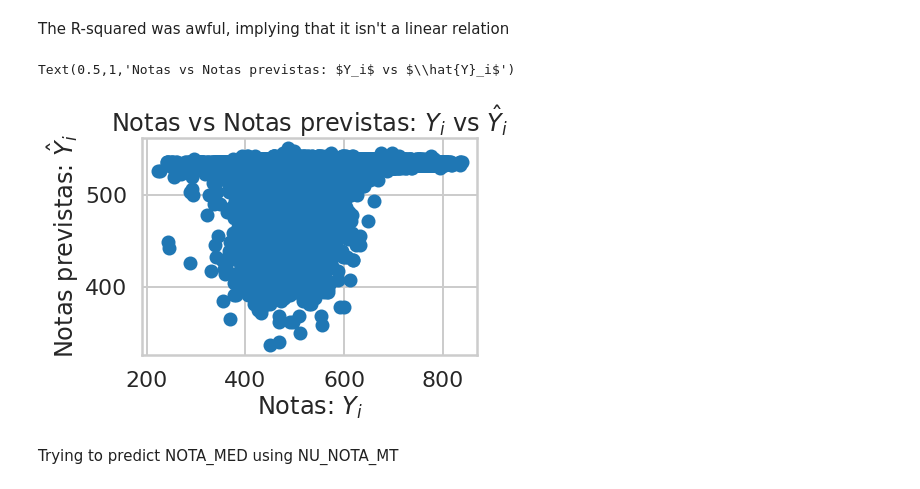
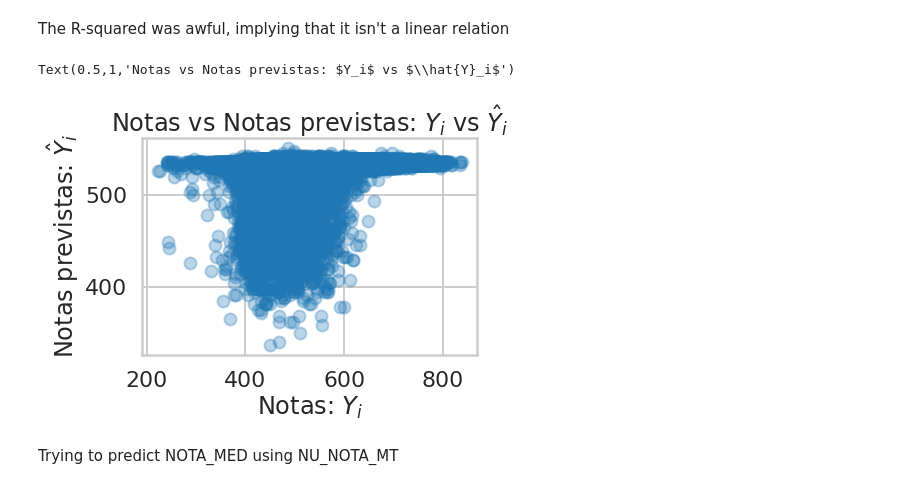
Before and after one commit to GiovaniValdrighi/DataScience_IC, a Jupyter notebook: regression_models.ipynb, the cells around one changed output. Drawn from its saved outputs; the diff is of its cells as text; code cells hidden in the pictures.

```diff
--- a/regression_models.ipynb
+++ b/regression_models.ipynb
@@ -113,13 +113,13 @@ Warnings:
 # %% [markdown]
 The R-squared was awful, implying that it isn't a linear relation
 # %%
-plt.scatter(enemsp['NOTA_MED'], m.fittedvalues)
+plt.scatter(enemsp['NOTA_MED'], m.fittedvalues, alpha = 0.3)
 plt.xlabel("Notas: $Y_i$")
 plt.ylabel("Notas previstas: $\hat{Y}_i$")
 plt.title("Notas vs Notas previstas: $Y_i$ vs $\hat{Y}_i$")
 # %% [output]
 Text(0.5,1,'Notas vs Notas previstas: $Y_i$ vs $\\hat{Y}_i$')
-[figure, old version]
+[figure, new version]
 # %% [markdown]
 Trying to predict NOTA_MED using NU_NOTA_MT
 # %%
```
Also changed, not shown: parts of 17 cells of this notebook.
